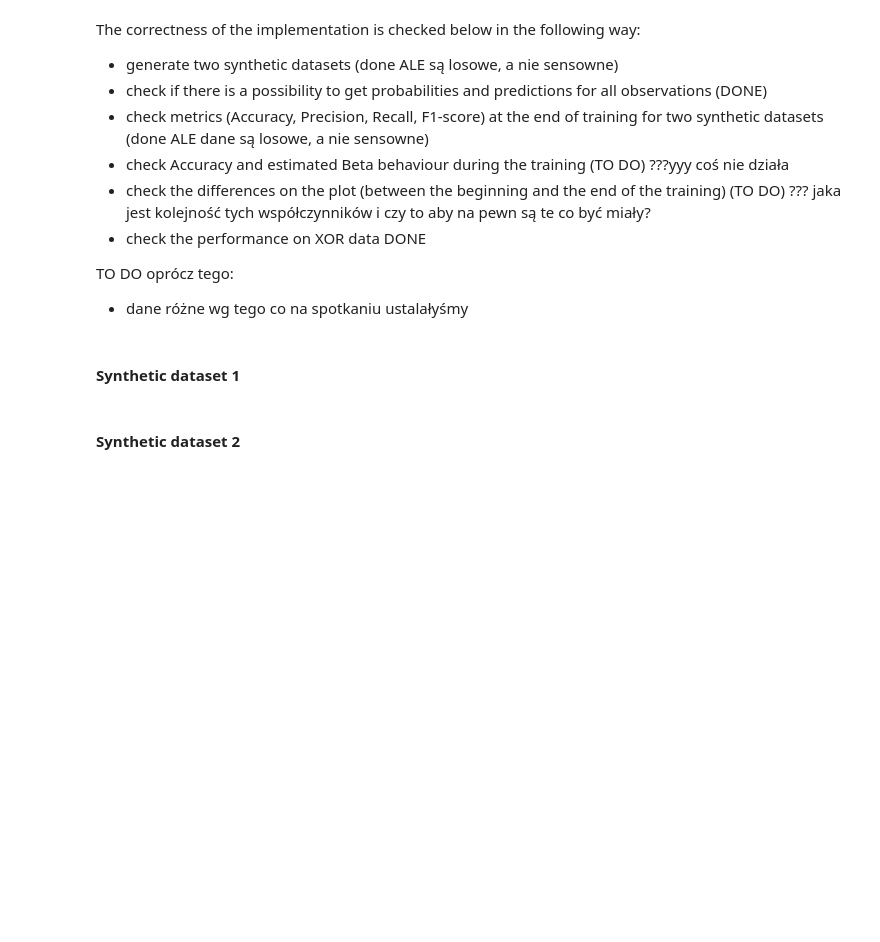
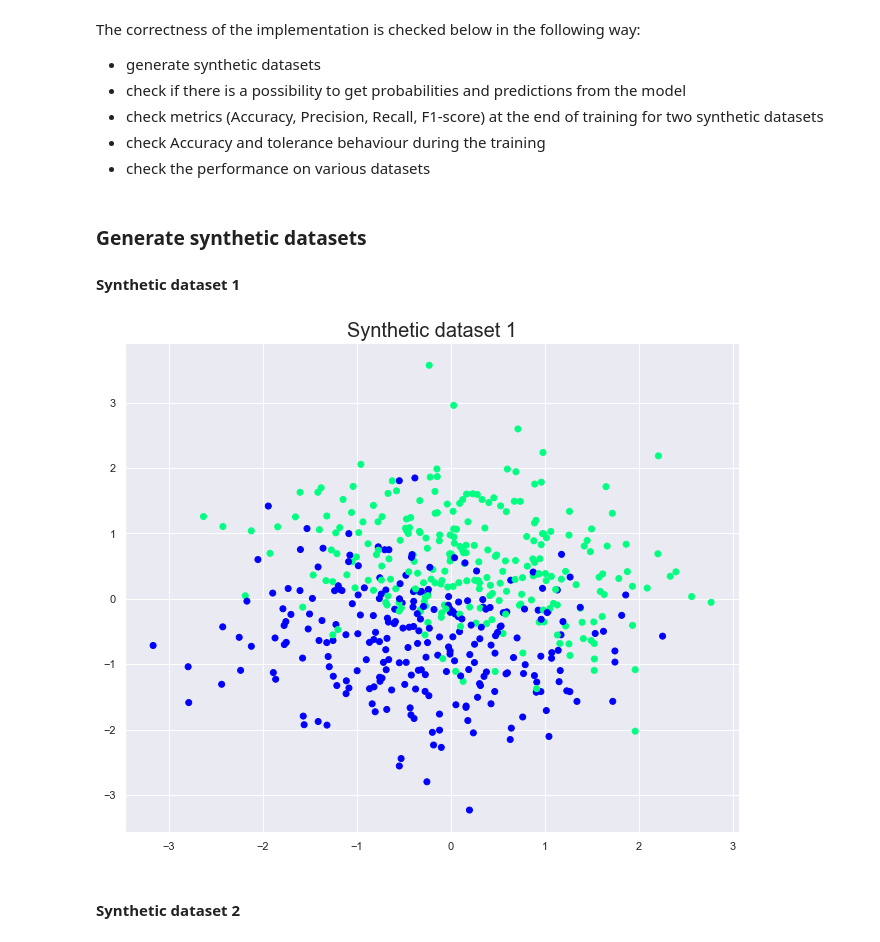
Before and after one commit to MaroonBlue/AML_Project1_IRLS, a Jupyter notebook: tests.ipynb, the cells around one changed output. Saved outputs shown, nothing was run; the diff lists cells and outputs as text; code cells hidden in the pictures; blank space fills up the shorter version.

Commit message:
done part 2 + added comments

```diff
--- a/tests.ipynb
+++ b/tests.ipynb
@@ -3,13 +3,8 @@
 # %% [markdown]
 The correctness of the implementation is checked below in the following way:
-* generate two synthetic datasets (done ALE są losowe, a nie sensowne)
-* check if there is a possibility to get probabilities and predictions for all observations (DONE)
-* check metrics (Accuracy, Precision, Recall, F1-score) at the end of training for two synthetic datasets (done ALE dane są losowe, a nie sensowne)
-* check Accuracy and estimated Beta behaviour during the training (TO DO) ???yyy coś nie działa
-* check the differences on the plot (between the beginning and the end of the training) (TO DO) ??? jaka jest kolejność tych współczynników i czy to aby na pewn są te co być miały?
-* check the performance on XOR data DONE
-
-
-TO DO oprócz tego:
-- dane różne wg tego co na spotkaniu ustalałyśmy
+* generate synthetic datasets
+* check if there is a possibility to get probabilities and predictions from the model
+* check metrics (Accuracy, Precision, Recall, F1-score) at the end of training for two synthetic datasets
+* check Accuracy and tolerance behaviour during the training
+* check the performance on various datasets
 # %%
@@ -26,2 +17,4 @@ import matplotlib.pyplot as plt
 # %% [markdown]
+### Generate synthetic datasets
+
 #### Synthetic dataset 1
@@ -35,2 +21,9 @@ first_dataset_y = np.random.binomial(1, sigmoid(np.dot(np.column_stack((np.ones(
+# %%
+first_dataset_X, first_dataset_y = generate_dataset1(500)
+plt.scatter(first_dataset_X[:,0], first_dataset_X[:,1], c=first_dataset_y, cmap='winter')
+plt.title('Synthetic dataset 1', fontsize=20)
+plt.show()
+# %% [output]
+[figure, added]
 # %% [markdown]
 #### Synthetic dataset 2
```
Also changed, not shown: parts of 62 cells of this notebook, 3 other files.
